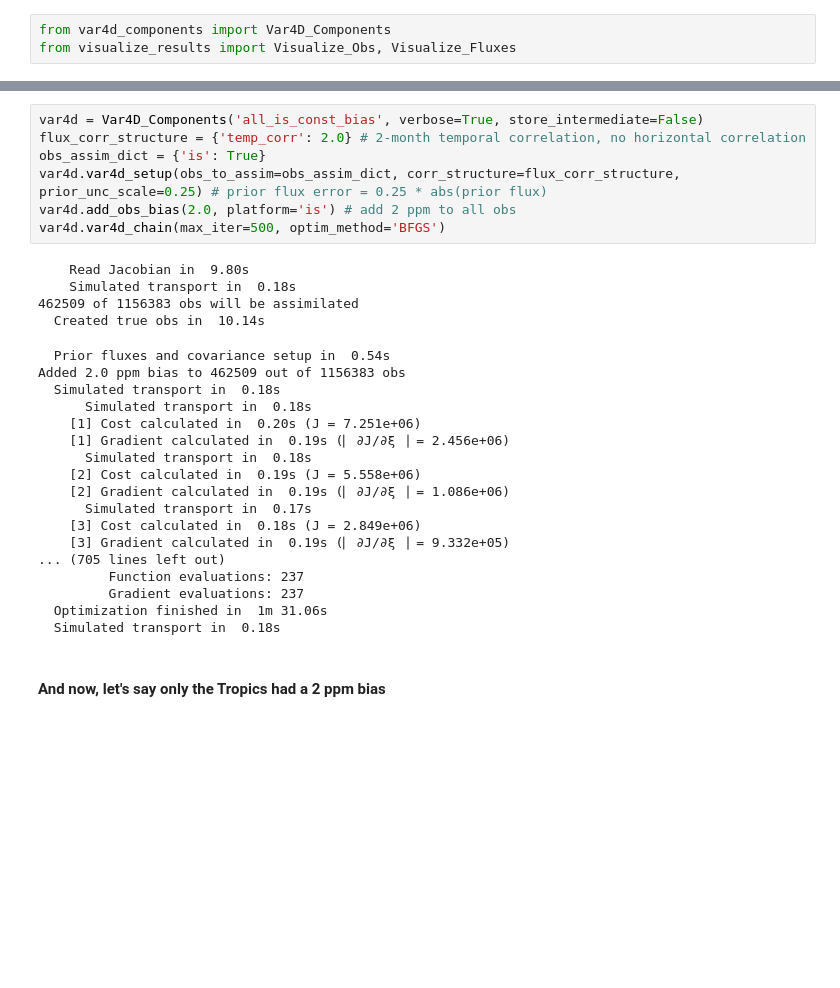
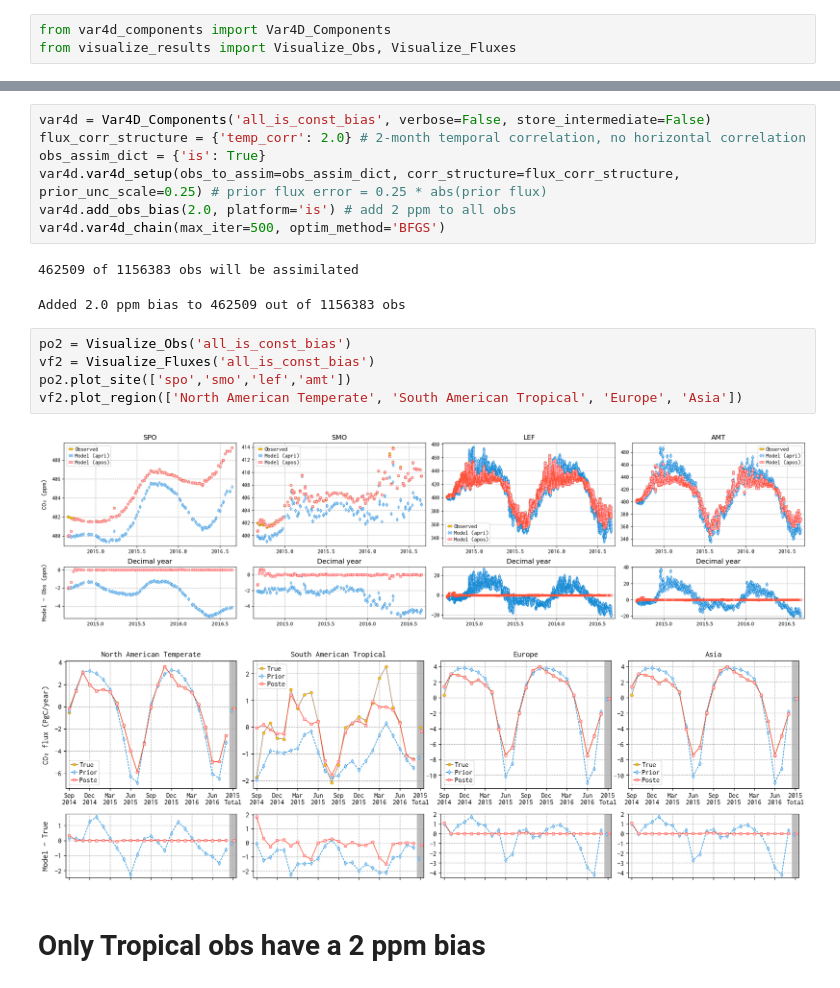
Before and after one commit to AgilentGCMS/ssim-ghg-2024, a Jupyter notebook: var4d/explore_biases.ipynb, the cells around one changed output, grey strips where cells are left out. Drawn from its saved outputs; the diff is of its cells as text; blank space fills up the shorter version.

```diff
--- a/var4d/explore_biases.ipynb
+++ b/var4d/explore_biases.ipynb
@@ -44,32 +24,21 @@ vf1.plot_region(['North American Temperate', 'South American Tropical', 'South A
 # %%
-var4d = Var4D_Components('all_is_const_bias', verbose=True, store_intermediate=False)
+var4d = Var4D_Components('all_is_const_bias', verbose=False, store_intermediate=False)
 flux_corr_structure = {'temp_corr': 2.0} # 2-month temporal correlation, no horizontal correlation
 obs_assim_dict = {'is': True}
 var4d.var4d_setup(obs_to_assim=obs_assim_dict, corr_structure=flux_corr_structure, prior_unc_scale=0.25) # prior flux error = 0.25 * abs(prior flux)
 var4d.add_obs_bias(2.0, platform='is') # add 2 ppm to all obs
 var4d.var4d_chain(max_iter=500, optim_method='BFGS')
 # %% [output]
-    Read Jacobian in  9.80s
-    Simulated transport in  0.18s
 462509 of 1156383 obs will be assimilated
-  Created true obs in  10.14s
-  Prior fluxes and covariance setup in  0.54s
 Added 2.0 ppm bias to 462509 out of 1156383 obs
-  Simulated transport in  0.18s
-      Simulated transport in  0.18s
-    [1] Cost calculated in  0.20s (J = 7.251e+06)
-    [1] Gradient calculated in  0.19s (⎸∂J/∂ξ⎹ = 2.456e+06)
-      Simulated transport in  0.18s
-    [2] Cost calculated in  0.19s (J = 5.558e+06)
-    [2] Gradient calculated in  0.19s (⎸∂J/∂ξ⎹ = 1.086e+06)
-      Simulated transport in  0.17s
-    [3] Cost calculated in  0.18s (J = 2.849e+06)
-    [3] Gradient calculated in  0.19s (⎸∂J/∂ξ⎹ = 9.332e+05)
-... (705 lines left out)
-         Function evaluations: 237
-         Gradient evaluations: 237
-  Optimization finished in  1m 31.06s
-  Simulated transport in  0.18s
+# %%
+po2 = Visualize_Obs('all_is_const_bias')
+vf2 = Visualize_Fluxes('all_is_const_bias')
+po2.plot_site(['spo','smo','lef','amt'])
+vf2.plot_region(['North American Temperate', 'South American Tropical', 'Europe', 'Asia'])
+# %% [output]
+[figure, added]
+[figure, added]
 # %% [markdown]
-#### And now, let's say only the Tropics had a 2 ppm bias
+# Only Tropical obs have a 2 ppm bias
 # %%
```
Also changed, not shown: parts of 17 cells of this notebook, 3 other files.
